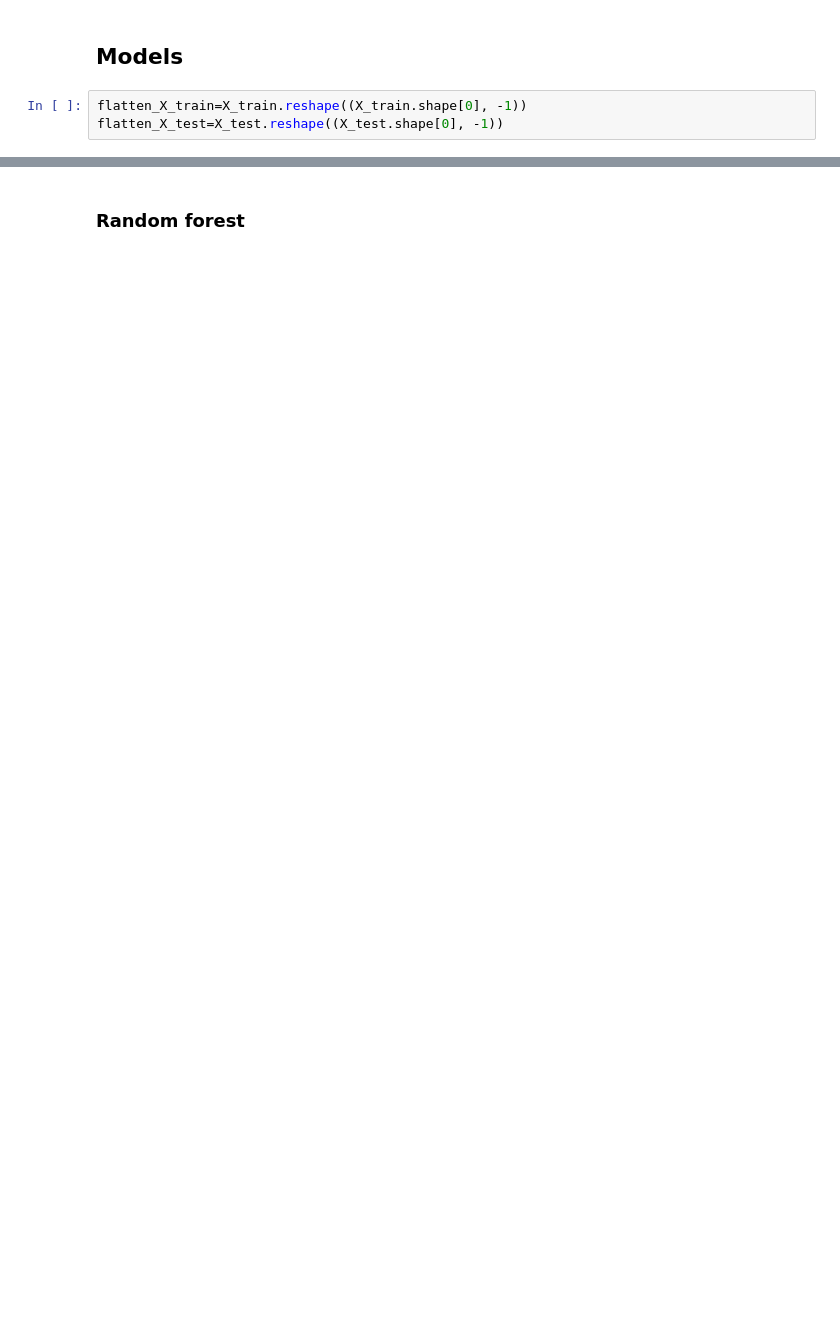
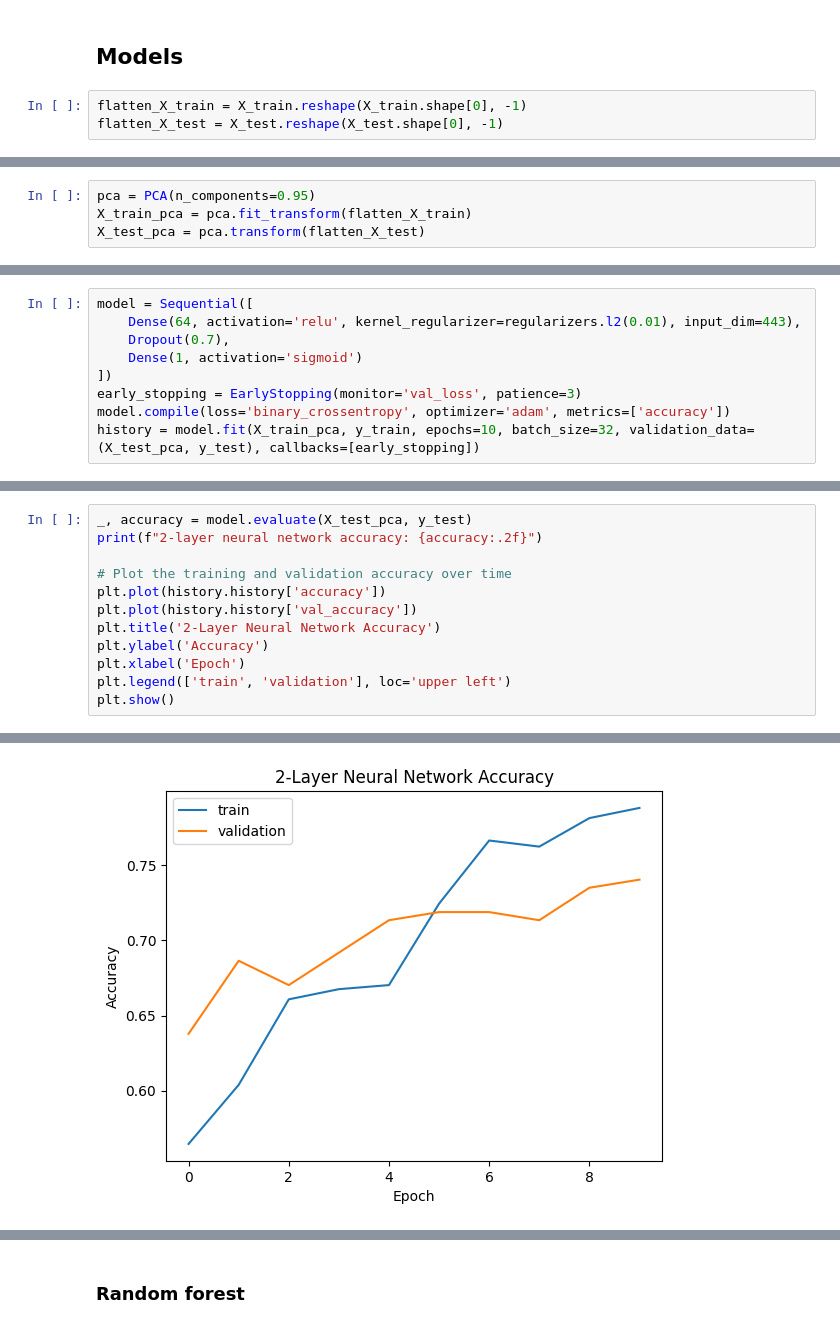
Before and after one commit to HazemAbdo/FloodSense, a Jupyter notebook: SI_ML.ipynb, the cells around one changed output, grey strips where cells are left out. Drawn from its saved outputs; the diff is of its cells as text; blank space fills up the shorter version.

```diff
--- a/SI_ML.ipynb
+++ b/SI_ML.ipynb
@@ -274,5 +215,5 @@ print(train_features.shape)
 # %% [markdown]
 ## Models
 # %%
-flatten_X_train=X_train.reshape((X_train.shape[0], -1))
-flatten_X_test=X_test.reshape((X_test.shape[0], -1))
+flatten_X_train = X_train.reshape(X_train.shape[0], -1)
+flatten_X_test = X_test.reshape(X_test.shape[0], -1)
@@ -350,0 +220,4 @@ weighted avg       0.65      0.64      0.64       185
+# %%
+pca = PCA(n_components=0.95)
+X_train_pca = pca.fit_transform(flatten_X_train)
+X_test_pca = pca.transform(flatten_X_test)
@@ -350,0 +238,9 @@ weighted avg       0.65      0.64      0.64       185
+# %%
+model = Sequential([
+    Dense(64, activation='relu', kernel_regularizer=regularizers.l2(0.01), input_dim=443),
+    Dropout(0.7),
+    Dense(1, activation='sigmoid')
+])
+early_stopping = EarlyStopping(monitor='val_loss', patience=3)
+model.compile(loss='binary_crossentropy', optimizer='adam', metrics=['accuracy'])
+history = model.fit(X_train_pca, y_train, epochs=10, batch_size=32, validation_data=(X_test_pca, y_test), callbacks=[early_stopping])
@@ -350,0 +268,13 @@ weighted avg       0.65      0.64      0.64       185
+# %%
+_, accuracy = model.evaluate(X_test_pca, y_test)
+print(f"2-layer neural network accuracy: {accuracy:.2f}")
+
+# Plot the training and validation accuracy over time
+plt.plot(history.history['accuracy'])
+plt.plot(history.history['val_accuracy'])
+plt.title('2-Layer Neural Network Accuracy')
+plt.ylabel('Accuracy')
+plt.xlabel('Epoch')
+plt.legend(['train', 'validation'], loc='upper left')
+plt.show()
+# %% [output]
@@ -350,0 +283 @@ weighted avg       0.65      0.64      0.64       185
+[figure, added]
```
Also changed, not shown: parts of 47 cells of this notebook.
